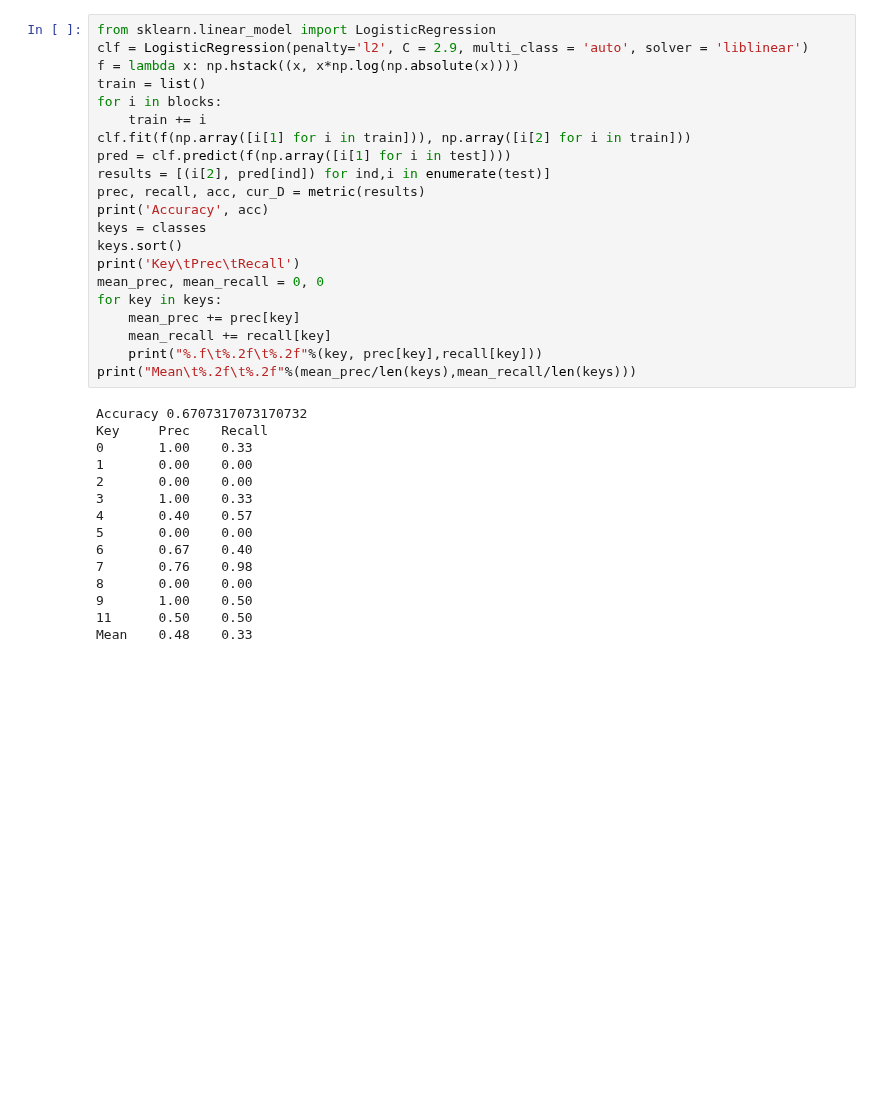
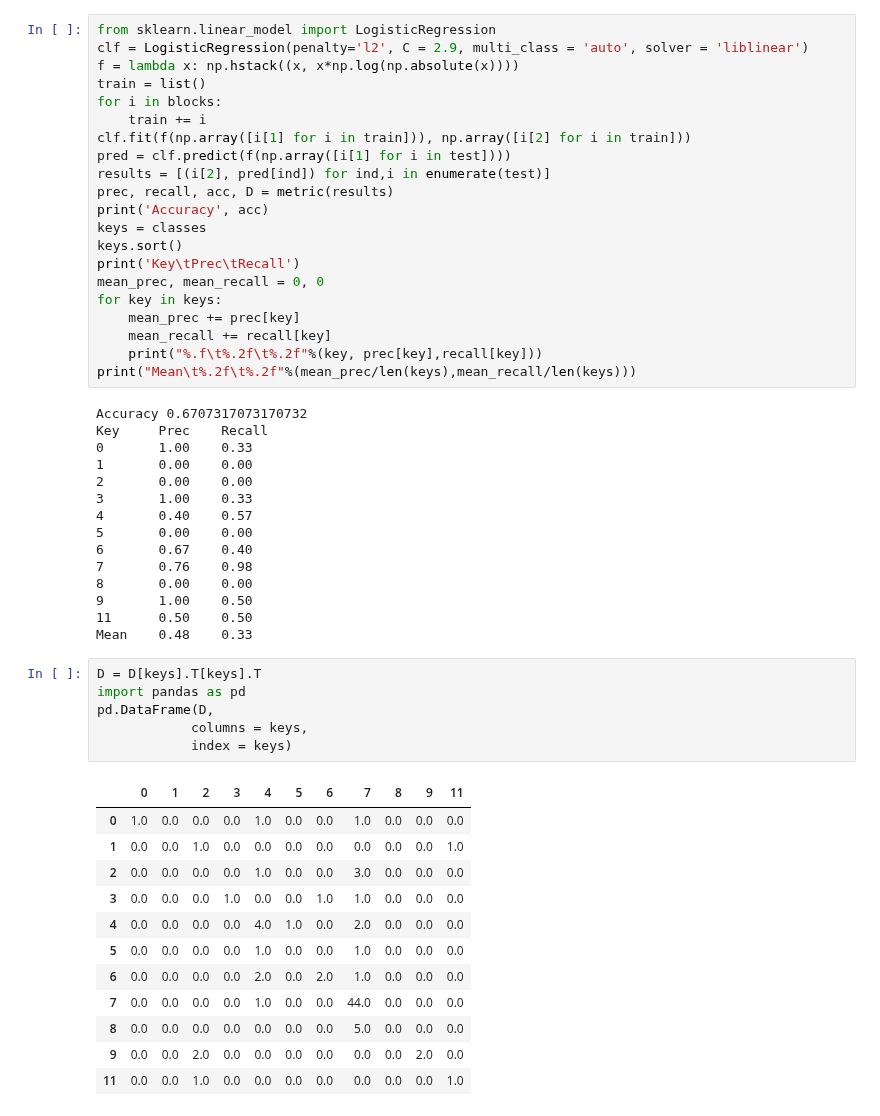
Before and after one commit to ASEDOS999/SearchScript, a Jupyter notebook: SemanticAnalysis/Experiments/TextsClusters/Clusterization.ipynb, the cells around one changed output. Drawn from its saved outputs; the diff is of its cells as text; blank space fills up the shorter version.

Commit message:
Add table

```diff
--- a/SemanticAnalysis/Experiments/TextsClusters/Clusterization.ipynb
+++ b/SemanticAnalysis/Experiments/TextsClusters/Clusterization.ipynb
@@ -716,7 +716,7 @@ for i in blocks:
 clf.fit(f(np.array([i[1] for i in train])), np.array([i[2] for i in train]))
 pred = clf.predict(f(np.array([i[1] for i in test])))
 results = [(i[2], pred[ind]) for ind,i in enumerate(test)]
-prec, recall, acc, cur_D = metric(results)
+prec, recall, acc, D = metric(results)
 print('Accuracy', acc)
 keys = classes
 keys.sort()
@@ -742,3 +742,22 @@ Key     Prec    Recall
 9       1.00    0.50
 11      0.50    0.50
 Mean    0.48    0.33
+# %%
+D = D[keys].T[keys].T
+import pandas as pd
+pd.DataFrame(D,
+            columns = keys,
+            index = keys)
+# %% [output]
+|  | 0 | 1 | 2 | 3 | 4 | 5 | 6 | 7 | 8 | 9 | 11 |
+| 0 | 1.0 | 0.0 | 0.0 | 0.0 | 1.0 | 0.0 | 0.0 | 1.0 | 0.0 | 0.0 | 0.0 |
+| 1 | 0.0 | 0.0 | 1.0 | 0.0 | 0.0 | 0.0 | 0.0 | 0.0 | 0.0 | 0.0 | 1.0 |
+| 2 | 0.0 | 0.0 | 0.0 | 0.0 | 1.0 | 0.0 | 0.0 | 3.0 | 0.0 | 0.0 | 0.0 |
+| 3 | 0.0 | 0.0 | 0.0 | 1.0 | 0.0 | 0.0 | 1.0 | 1.0 | 0.0 | 0.0 | 0.0 |
+| 4 | 0.0 | 0.0 | 0.0 | 0.0 | 4.0 | 1.0 | 0.0 | 2.0 | 0.0 | 0.0 | 0.0 |
+| 5 | 0.0 | 0.0 | 0.0 | 0.0 | 1.0 | 0.0 | 0.0 | 1.0 | 0.0 | 0.0 | 0.0 |
+| 6 | 0.0 | 0.0 | 0.0 | 0.0 | 2.0 | 0.0 | 2.0 | 1.0 | 0.0 | 0.0 | 0.0 |
+| 7 | 0.0 | 0.0 | 0.0 | 0.0 | 1.0 | 0.0 | 0.0 | 44.0 | 0.0 | 0.0 | 0.0 |
+| 8 | 0.0 | 0.0 | 0.0 | 0.0 | 0.0 | 0.0 | 0.0 | 5.0 | 0.0 | 0.0 | 0.0 |
+| 9 | 0.0 | 0.0 | 2.0 | 0.0 | 0.0 | 0.0 | 0.0 | 0.0 | 0.0 | 2.0 | 0.0 |
+| 11 | 0.0 | 0.0 | 1.0 | 0.0 | 0.0 | 0.0 | 0.0 | 0.0 | 0.0 | 0.0 | 1.0 |
```
